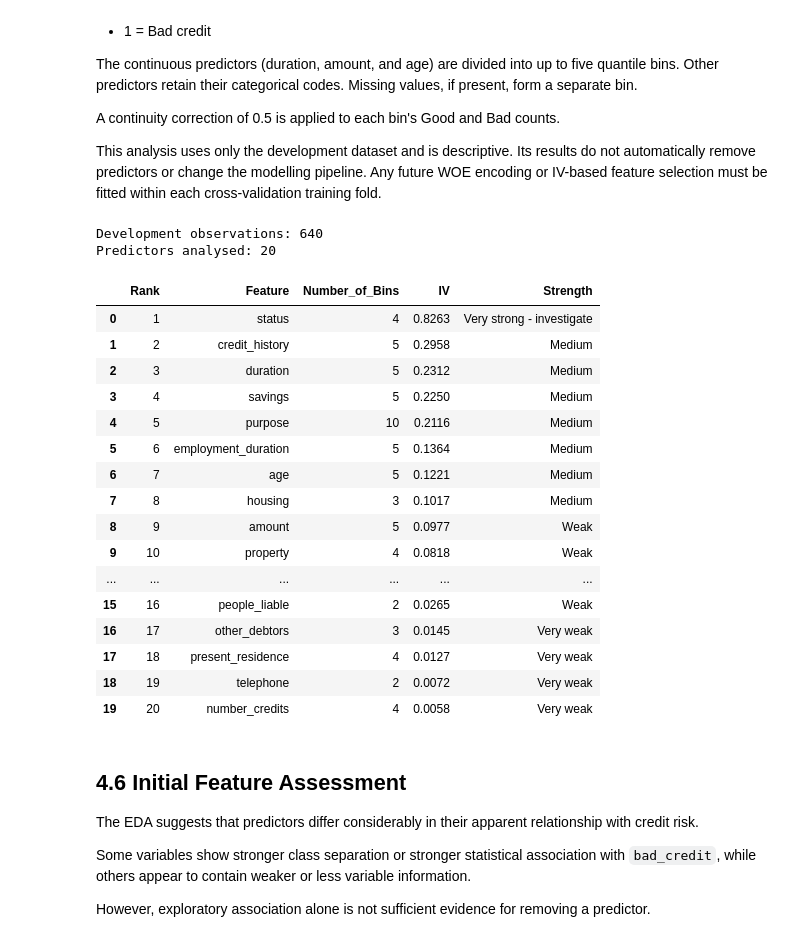
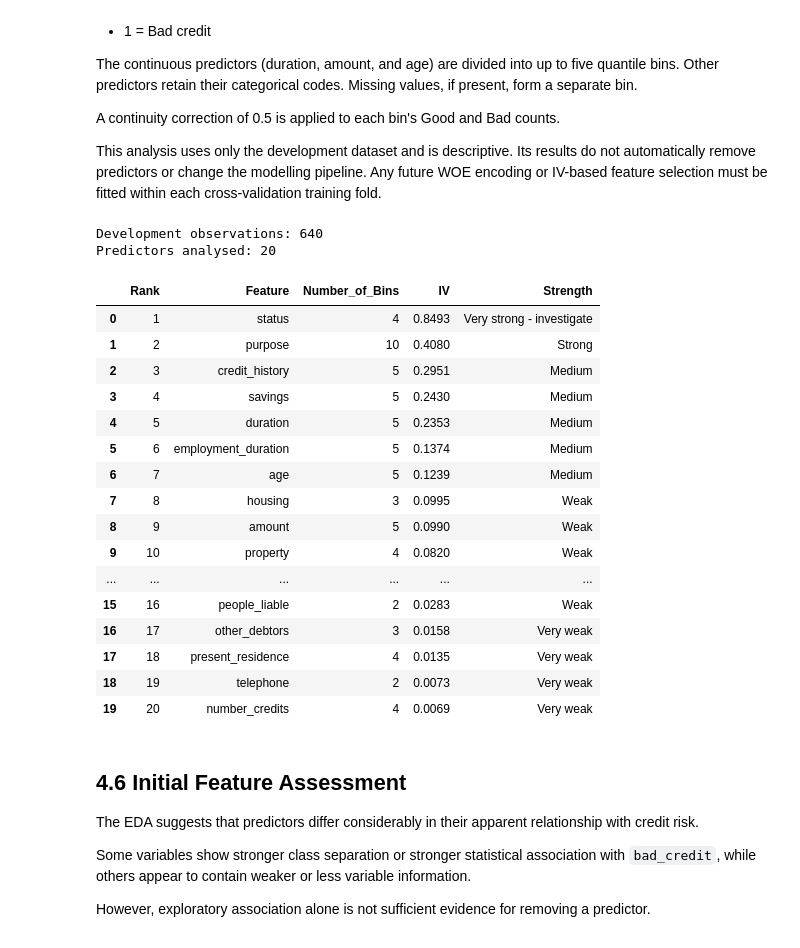
Before and after one commit to tnamgia76-debug/DS66B_group_5-German-Credit_Statistic, a Jupyter notebook: main_v2.ipynb, the cells around one changed output. Saved outputs shown, nothing was run; the diff lists cells and outputs as text; code cells hidden in the pictures.

```diff
--- a/main_v2.ipynb
+++ b/main_v2.ipynb
@@ -1308,12 +1308,12 @@ for feature in numeric_features + categorical_features:
     n_bins = len(table)
 
     table["Good_Dist"] = (
-        (table["Good"] + 0.5)
+        (table["Good"] + 0.000001)
         / (table["Good"].sum() + 0.000001 * n_bins)
     )
 
     table["Bad_Dist"] = (
-        (table["Bad"] + 0.5)
+        (table["Bad"] + 0.000001)
         / (table["Bad"].sum() + 0.000001 * n_bins)
     )
 
@@ -1339,49 +1339,49 @@ for feature in numeric_features + categorical_features:
     else:
         strength = "Very strong - investigate"
 
     iv_results.append({
         "Feature": feature,
         "Number_of_Bins": n_bins,
         "IV": iv,
         "Strength": strength
     })
 
 iv_summary = (
     pd.DataFrame(iv_results)
     .sort_values("IV", ascending=False)
     .reset_index(drop=True)
 )
 
 iv_summary.insert(
     0,
     "Rank",
     range(1, len(iv_summary) + 1)
 )
 
 print(f"Development observations: {len(development)}")
 print(f"Predictors analysed: {len(iv_summary)}")
 
 display(iv_summary.round(4))
 # %% [output]
 Development observations: 640
 Predictors analysed: 20
 |  | Rank | Feature | Number_of_Bins | IV | Strength |
-| 0 | 1 | status | 4 | 0.8263 | Very strong - investigate |
-| 1 | 2 | credit_history | 5 | 0.2958 | Medium |
-| 2 | 3 | duration | 5 | 0.2312 | Medium |
-| 3 | 4 | savings | 5 | 0.2250 | Medium |
-| 4 | 5 | purpose | 10 | 0.2116 | Medium |
-| 5 | 6 | employment_duration | 5 | 0.1364 | Medium |
-| 6 | 7 | age | 5 | 0.1221 | Medium |
-| 7 | 8 | housing | 3 | 0.1017 | Medium |
-| 8 | 9 | amount | 5 | 0.0977 | Weak |
-| 9 | 10 | property | 4 | 0.0818 | Weak |
+| 0 | 1 | status | 4 | 0.8493 | Very strong - investigate |
+| 1 | 2 | purpose | 10 | 0.4080 | Strong |
+| 2 | 3 | credit_history | 5 | 0.2951 | Medium |
+| 3 | 4 | savings | 5 | 0.2430 | Medium |
+| 4 | 5 | duration | 5 | 0.2353 | Medium |
+| 5 | 6 | employment_duration | 5 | 0.1374 | Medium |
+| 6 | 7 | age | 5 | 0.1239 | Medium |
+| 7 | 8 | housing | 3 | 0.0995 | Weak |
+| 8 | 9 | amount | 5 | 0.0990 | Weak |
+| 9 | 10 | property | 4 | 0.0820 | Weak |
 | ... | ... | ... | ... | ... | ... |
-| 15 | 16 | people_liable | 2 | 0.0265 | Weak |
-| 16 | 17 | other_debtors | 3 | 0.0145 | Very weak |
-| 17 | 18 | present_residence | 4 | 0.0127 | Very weak |
-| 18 | 19 | telephone | 2 | 0.0072 | Very weak |
-| 19 | 20 | number_credits | 4 | 0.0058 | Very weak |
+| 15 | 16 | people_liable | 2 | 0.0283 | Weak |
+| 16 | 17 | other_debtors | 3 | 0.0158 | Very weak |
+| 17 | 18 | present_residence | 4 | 0.0135 | Very weak |
+| 18 | 19 | telephone | 2 | 0.0073 | Very weak |
+| 19 | 20 | number_credits | 4 | 0.0069 | Very weak |
 # %% [markdown]
 ## **4.6 Initial Feature Assessment**
 
```
Also changed, not shown: parts of 15 cells of this notebook, 1 other file.
